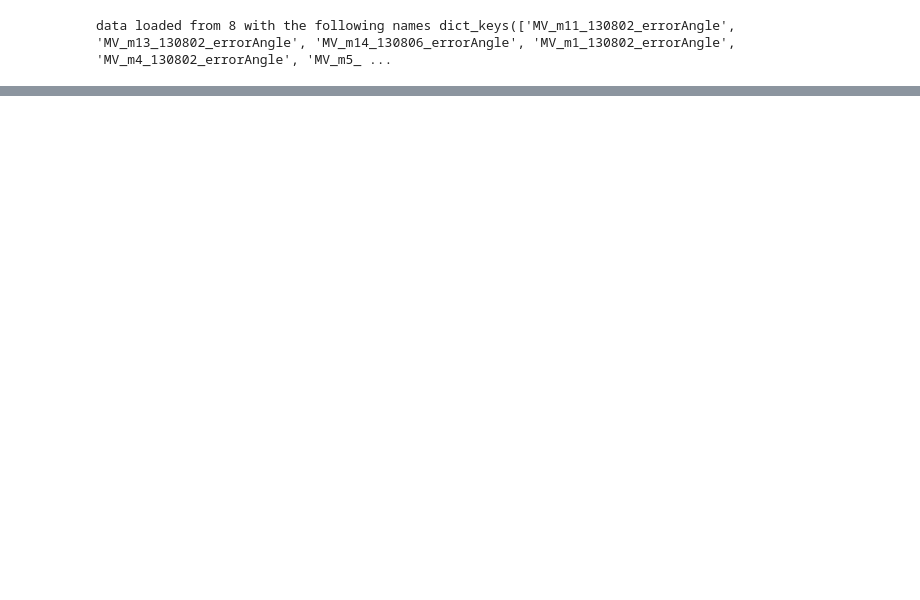
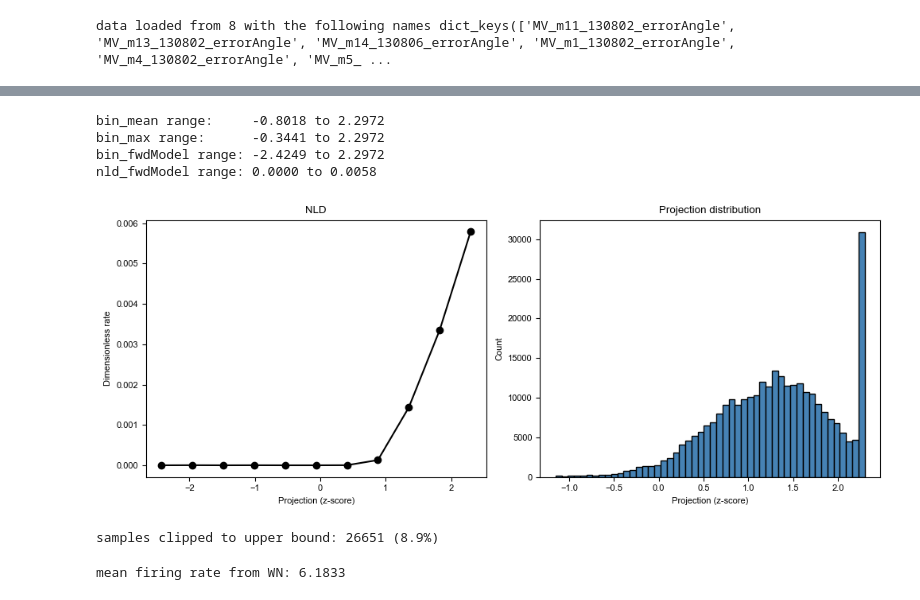
Before and after one commit to MeghnaAnand5/PiliferEphysAnalysis, a Jupyter notebook: 4b_PredictionNaturalBehaviourWith1DLNModel.ipynb, the cells around one changed output, grey strips where cells are left out. Cells and saved outputs as stored; diff of their text form; code cells hidden in the pictures; blank space fills up the shorter version.

```diff
--- a/4b_PredictionNaturalBehaviourWith1DLNModel.ipynb
+++ b/4b_PredictionNaturalBehaviourWith1DLNModel.ipynb
@@ -125,10 +112,8 @@ for filepath in model_files:
     unitID = "".join(os.path.basename(filepath).split('_')[1:3])
     print(f'working on {moth} {unitID}')
 
-    nld_func = fit_nld_function(bin_fwdModel, nld_fwdModel)
+    nld_func = lambda x, _b=bin_fwdModel, _n=nld_fwdModel: np.interp(x, _b, _n)
 
-#     # center the sta because it is offseted -# ?this step should have occured where we scale WN? - can't do it here
-#     sta_mean = sta_mean - np.mean(sta_mean)
 
     # take only the segment pre-Spike
     sta = sta[:L]
@@ -137,13 +122,21 @@ for filepath in model_files:
     for beh_moth, upsampled in list(moth_data.items()):
         vid_moth = "".join(beh_moth.split('_')[0:2])
         print(f'working on {vid_moth}')
-        proj, p_spike = predictSpikeProbability(upsampled, sta, nld_func, Fs, prior_std, bin_fwdModel)
-        spikes = np.random.rand(len(p_spike)) < p_spike
+        df_proj, bin_mean, bin_max = predictSpikeProbability(upsampled, sta, nld_func, Fs, prior_std, bin_fwdModel)
 
         # save data for future plotting and analysis
-        saveObject = (nld_func, bin_fwdModel, nld_fwdModel,
-                     proj, p_spike, spikes,
-                     upsampled[len(sta):])
+
+        # saveObject = (nld_func, bin_fwdModel, nld_fwdModel,
+        #              proj, p_spike, spikes,
+        #              upsampled[len(sta):])
+
+        upsampled_trimmed = upsampled[len(sta) : len(sta) + len(df_proj)]
+
+        saveObject = (bin_fwdModel, nld_fwdModel,
+              df_proj,
+              upsampled_trimmed)
+
+
         with open(out_path + moth + '_' + unitID + '_for_' + vid_moth + "_Prediction.pickle","wb") as f:
             pickle.dump(saveObject, f)
 # %% [output]
@@ -166,0 +182,35 @@ working on MVm9
+# %%
+print(f"bin_mean range:     {bin_mean.min():.4f} to {bin_mean.max():.4f}")
+print(f"bin_max range:      {bin_max.min():.4f} to {bin_max.max():.4f}")
+print(f"bin_fwdModel range: {bin_fwdModel.min():.4f} to {bin_fwdModel.max():.4f}")
+print(f"nld_fwdModel range: {nld_fwdModel.min():.4f} to {nld_fwdModel.max():.4f}")
+
+fig, ax = plt.subplots(1, 2, figsize=(10, 4))
+ax[0].plot(bin_fwdModel, nld_fwdModel, 'o-', color='black')
+ax[0].set_title('NLD')
+ax[0].set_xlabel('Projection (z-score)')
+ax[0].set_ylabel('Dimensionless rate')
+
+ax[1].hist(df_proj['proj'], bins=50, color='steelblue', edgecolor='black')
+ax[1].set_title('Projection distribution')
+ax[1].set_xlabel('Projection (z-score)')
+ax[1].set_ylabel('Count')
+
+plt.tight_layout()
+plt.show()
+# %% [output]
+bin_mean range:     -0.8018 to 2.2972
+bin_max range:      -0.3441 to 2.2972
+bin_fwdModel range: -2.4249 to 2.2972
+nld_fwdModel range: 0.0000 to 0.0058
+[figure, added]
+# %%
+n_clipped = np.sum(df_proj['proj'] == bin_fwdModel.max())
+pct_clipped = 100 * n_clipped / len(df_proj)
+print(f'samples clipped to upper bound: {n_clipped} ({pct_clipped:.1f}%)')
+# %% [output]
+samples clipped to upper bound: 26651 (8.9%)
+# %%
+print(f'mean firing rate from WN: {savedModel[7]:.4f}')
+# %% [output]
+mean firing rate from WN: 6.1833
```
Also changed, not shown: parts of 7 cells of this notebook, 11 other files.
